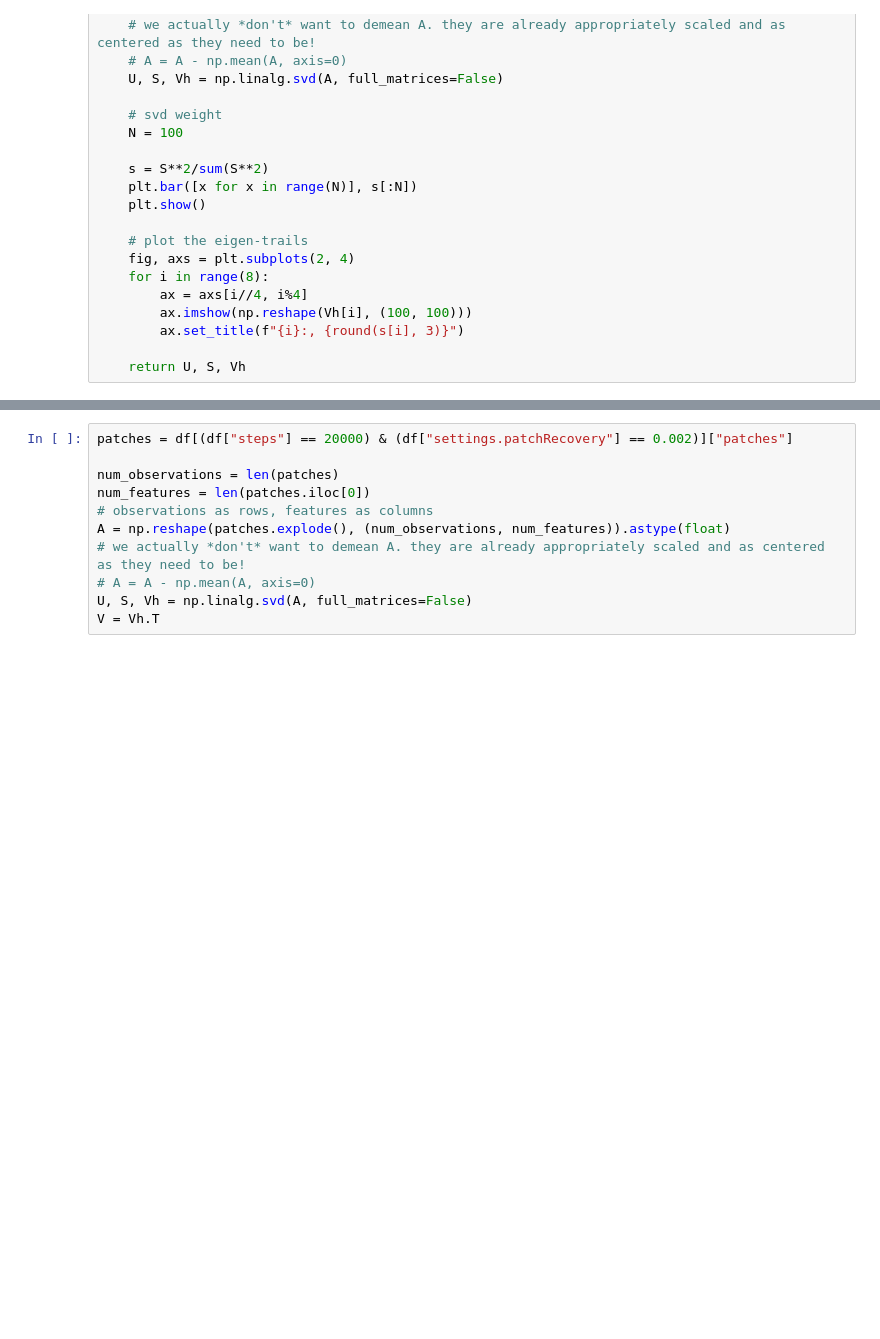
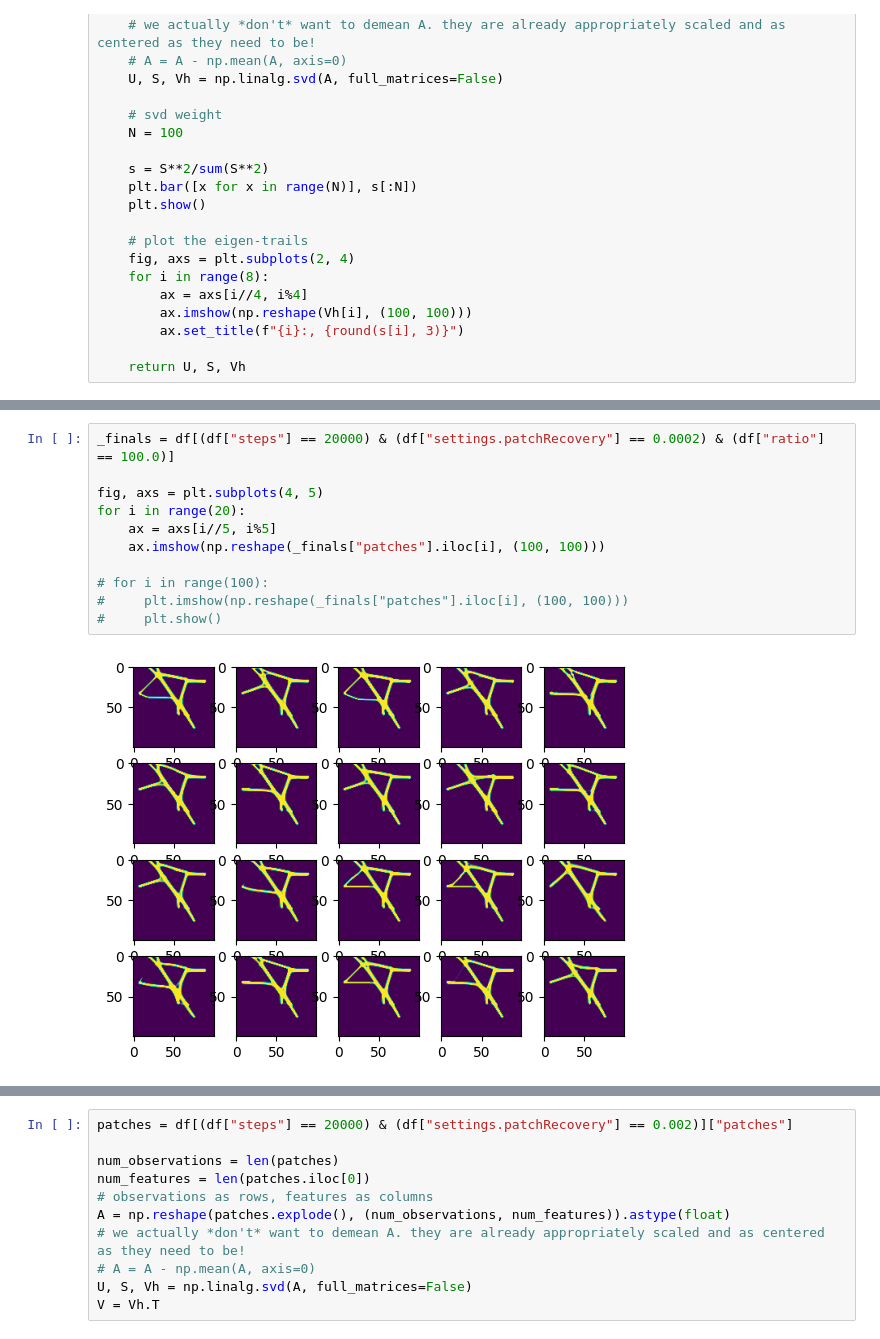
Before and after one commit to brendanwallace/animalpaths, a Jupyter notebook: julia/Paths/notebooks/svd.ipynb, the cells around one changed output, grey strips where cells are left out. Drawn from its saved outputs; the diff is of its cells as text; blank space fills up the shorter version.

```diff
--- a/julia/Paths/notebooks/svd.ipynb
+++ b/julia/Paths/notebooks/svd.ipynb
@@ -45,2 +100,15 @@ def svd(df):
+# %%
+_finals = df[(df["steps"] == 20000) & (df["settings.patchRecovery"] == 0.0002) & (df["ratio"] == 100.0)]
+
+fig, axs = plt.subplots(4, 5)
+for i in range(20):
+    ax = axs[i//5, i%5]
+    ax.imshow(np.reshape(_finals["patches"].iloc[i], (100, 100)))
+
+# for i in range(100):
+#     plt.imshow(np.reshape(_finals["patches"].iloc[i], (100, 100)))
+#     plt.show()
+# %% [output]
+[figure, added]
 # %%
 # just finals
```
Also changed, not shown: parts of 19 cells of this notebook, 4 other files.
